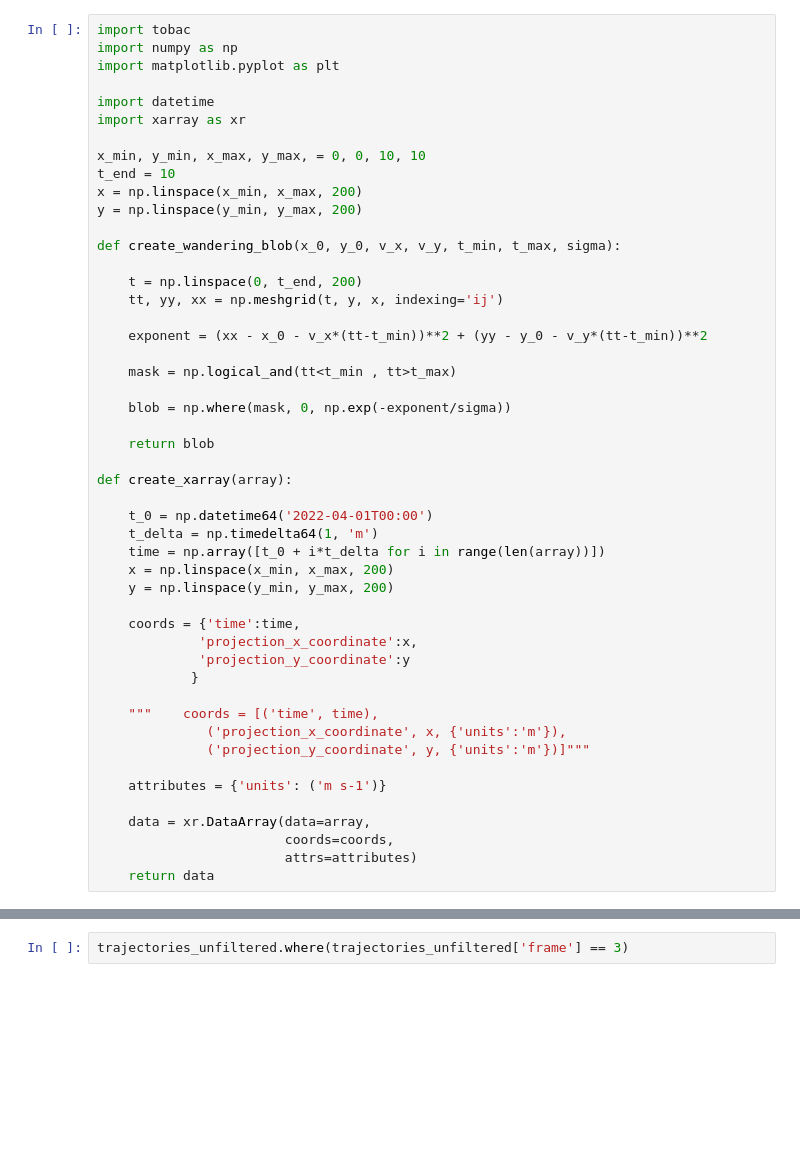
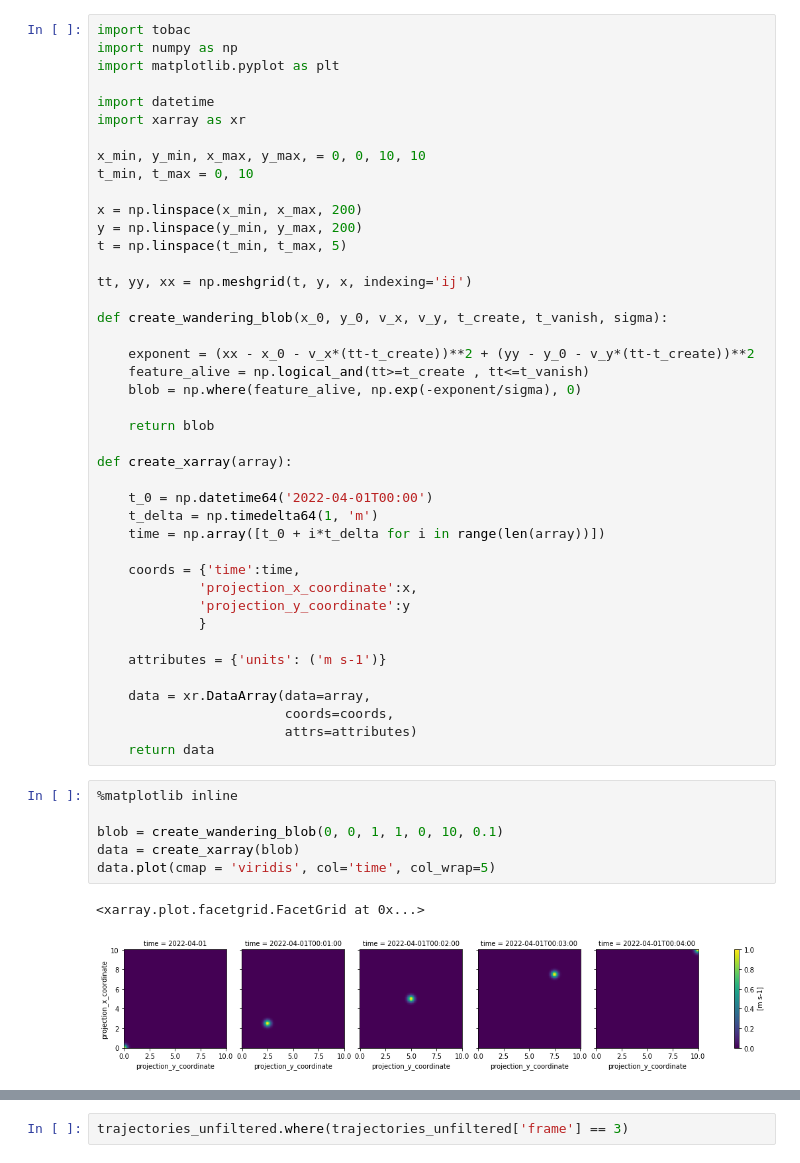
Before and after one commit to tobac-project/tobac-tutorials, a Jupyter notebook: tutorials/Basics/predict.ipynb, the cells around one changed output, grey strips where cells are left out. Drawn from its saved outputs; the diff is of its cells as text; blank space fills up the shorter version.

```diff
--- a/tutorials/Basics/predict.ipynb
+++ b/tutorials/Basics/predict.ipynb
@@ -7,20 +7,19 @@ import datetime
 import xarray as xr
 
 x_min, y_min, x_max, y_max, = 0, 0, 10, 10
-t_end = 10
+t_min, t_max = 0, 10
+
 x = np.linspace(x_min, x_max, 200)
 y = np.linspace(y_min, y_max, 200)
+t = np.linspace(t_min, t_max, 5)
 
-def create_wandering_blob(x_0, y_0, v_x, v_y, t_min, t_max, sigma):
+tt, yy, xx = np.meshgrid(t, y, x, indexing='ij')
 
-    t = np.linspace(0, t_end, 200)
-    tt, yy, xx = np.meshgrid(t, y, x, indexing='ij')
+def create_wandering_blob(x_0, y_0, v_x, v_y, t_create, t_vanish, sigma):
 
-    exponent = (xx - x_0 - v_x*(tt-t_min))**2 + (yy - y_0 - v_y*(tt-t_min))**2
-
-    mask = np.logical_and(tt<t_min , tt>t_max)
-
-    blob = np.where(mask, 0, np.exp(-exponent/sigma))
+    exponent = (xx - x_0 - v_x*(tt-t_create))**2 + (yy - y_0 - v_y*(tt-t_create))**2
+    feature_alive = np.logical_and(tt>=t_create , tt<=t_vanish)
+    blob = np.where(feature_alive, np.exp(-exponent/sigma), 0)
 
     return blob
 
@@ -29,17 +28,11 @@ def create_xarray(array):
     t_0 = np.datetime64('2022-04-01T00:00')
     t_delta = np.timedelta64(1, 'm')
     time = np.array([t_0 + i*t_delta for i in range(len(array))])
-    x = np.linspace(x_min, x_max, 200)
-    y = np.linspace(y_min, y_max, 200)
 
     coords = {'time':time,
              'projection_x_coordinate':x,
              'projection_y_coordinate':y
-            }
-
-    """    coords = [('time', time),
-              ('projection_x_coordinate', x, {'units':'m'}),
-              ('projection_y_coordinate', y, {'units':'m'})]"""
+             }
 
     attributes = {'units': ('m s-1')}
 
@@ -47,3 +40,12 @@ def create_xarray(array):
                         coords=coords,
                         attrs=attributes)
     return data
+# %%
+%matplotlib inline
+
+blob = create_wandering_blob(0, 0, 1, 1, 0, 10, 0.1)
+data = create_xarray(blob)
+data.plot(cmap = 'viridis', col='time', col_wrap=5)
+# %% [output]
+<xarray.plot.facetgrid.FacetGrid at 0x...>
+[figure, added]
```
Also changed, not shown: parts of 16 cells of this notebook.
